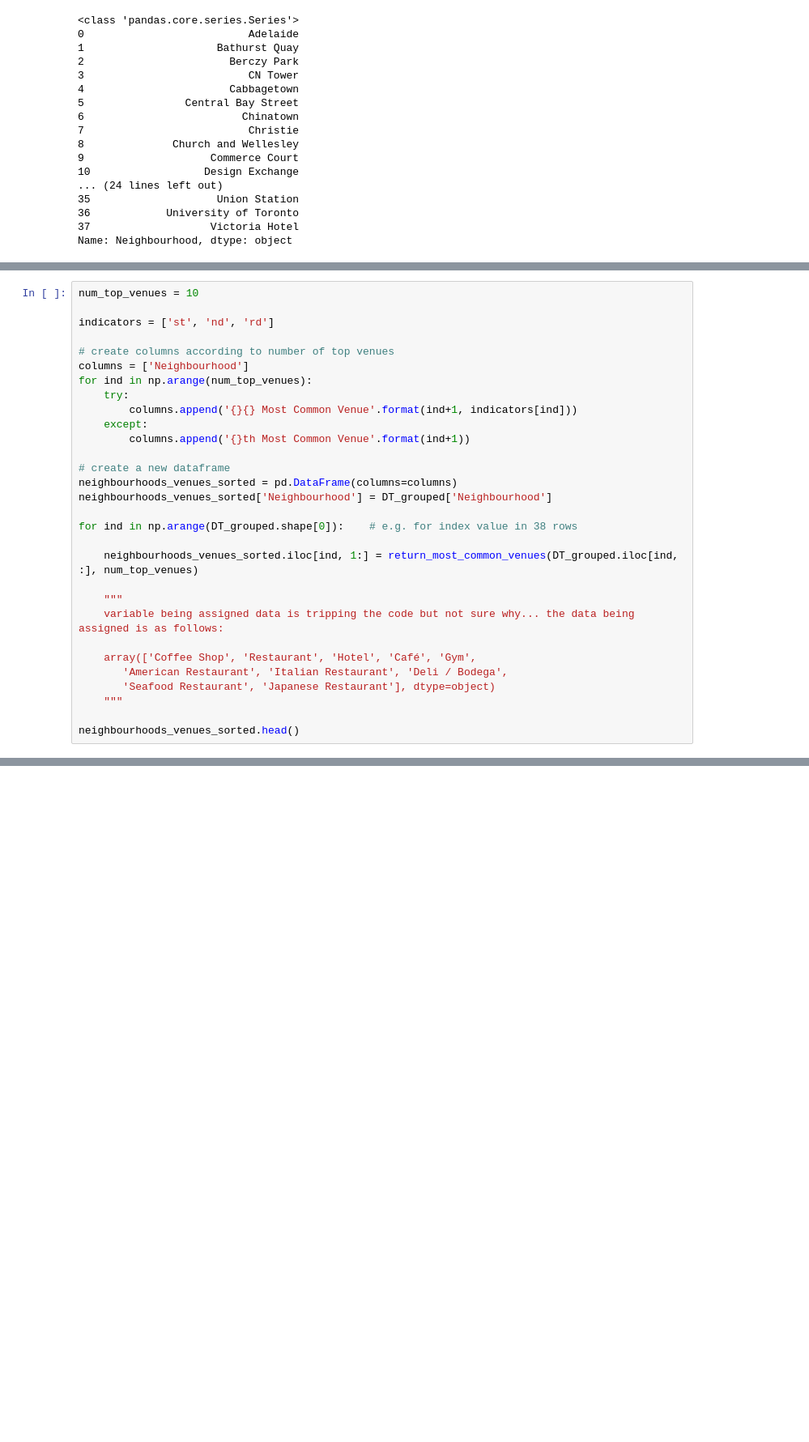
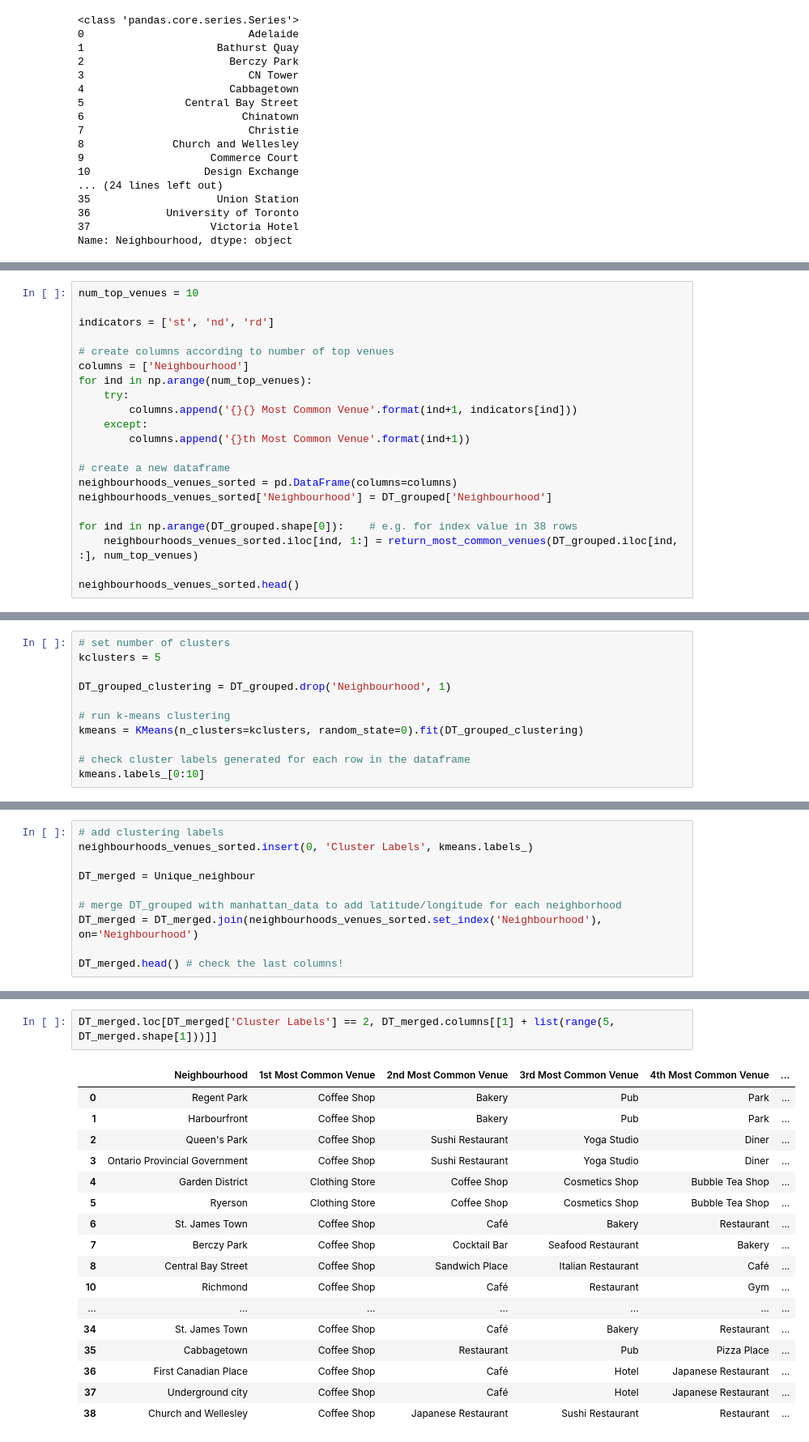
Before and after one commit to YannickAdolf/Coursera_Capstone-1, a Jupyter notebook: week 3 submit 3.ipynb, the cells around one changed output, grey strips where cells are left out. Shown at 81% size. Drawn from its saved outputs; the diff is of its cells as text; blank space fills up the shorter version.

```diff
--- a/week 3 submit 3.ipynb
+++ b/week 3 submit 3.ipynb
@@ -606,16 +681,7 @@ neighbourhoods_venues_sorted = pd.DataFrame(columns=columns)
 neighbourhoods_venues_sorted['Neighbourhood'] = DT_grouped['Neighbourhood']
 
 for ind in np.arange(DT_grouped.shape[0]):    # e.g. for index value in 38 rows
-
     neighbourhoods_venues_sorted.iloc[ind, 1:] = return_most_common_venues(DT_grouped.iloc[ind, :], num_top_venues)
 
-    """
-    variable being assigned data is tripping the code but not sure why... the data being assigned is as follows:
-
-    array(['Coffee Shop', 'Restaurant', 'Hotel', 'Café', 'Gym',
-       'American Restaurant', 'Italian Restaurant', 'Deli / Bodega',
-       'Seafood Restaurant', 'Japanese Restaurant'], dtype=object)
-    """
-
 neighbourhoods_venues_sorted.head()
 # %% [output]
@@ -622,0 +698,11 @@ NameError: name 'np' is not defined
+# %%
+# set number of clusters
+kclusters = 5
+
+DT_grouped_clustering = DT_grouped.drop('Neighbourhood', 1)
+
+# run k-means clustering
+kmeans = KMeans(n_clusters=kclusters, random_state=0).fit(DT_grouped_clustering)
+
+# check cluster labels generated for each row in the dataframe
+kmeans.labels_[0:10]
@@ -622,0 +713,10 @@ NameError: name 'np' is not defined
+# %%
+# add clustering labels
+neighbourhoods_venues_sorted.insert(0, 'Cluster Labels', kmeans.labels_)
+
+DT_merged = Unique_neighbour
+
+# merge DT_grouped with manhattan_data to add latitude/longitude for each neighborhood
+DT_merged = DT_merged.join(neighbourhoods_venues_sorted.set_index('Neighbourhood'), on='Neighbourhood')
+
+DT_merged.head() # check the last columns!
@@ -622,0 +784,20 @@ NameError: name 'np' is not defined
+# %%
+DT_merged.loc[DT_merged['Cluster Labels'] == 2, DT_merged.columns[[1] + list(range(5, DT_merged.shape[1]))]]
+# %% [output]
+|  | Neighbourhood | 1st Most Common Venue | 2nd Most Common Venue | 3rd Most Common Venue | 4th Most Common Venue | ... |
+| 0 | Regent Park | Coffee Shop | Bakery | Pub | Park | ... |
+| 1 | Harbourfront | Coffee Shop | Bakery | Pub | Park | ... |
+| 2 | Queen's Park | Coffee Shop | Sushi Restaurant | Yoga Studio | Diner | ... |
+| 3 | Ontario Provincial Government | Coffee Shop | Sushi Restaurant | Yoga Studio | Diner | ... |
+| 4 | Garden District | Clothing Store | Coffee Shop | Cosmetics Shop | Bubble Tea Shop | ... |
+| 5 | Ryerson | Clothing Store | Coffee Shop | Cosmetics Shop | Bubble Tea Shop | ... |
+| 6 | St. James Town | Coffee Shop | Café | Bakery | Restaurant | ... |
+| 7 | Berczy Park | Coffee Shop | Cocktail Bar | Seafood Restaurant | Bakery | ... |
+| 8 | Central Bay Street | Coffee Shop | Sandwich Place | Italian Restaurant | Café | ... |
+| 10 | Richmond | Coffee Shop | Café | Restaurant | Gym | ... |
+| ... | ... | ... | ... | ... | ... | ... |
+| 34 | St. James Town | Coffee Shop | Café | Bakery | Restaurant | ... |
+| 35 | Cabbagetown | Coffee Shop | Restaurant | Pub | Pizza Place | ... |
+| 36 | First Canadian Place | Coffee Shop | Café | Hotel | Japanese Restaurant | ... |
+| 37 | Underground city | Coffee Shop | Café | Hotel | Japanese Restaurant | ... |
+| 38 | Church and Wellesley | Coffee Shop | Japanese Restaurant | Sushi Restaurant | Restaurant | ... |
```
Also changed, not shown: parts of 53 cells of this notebook.
